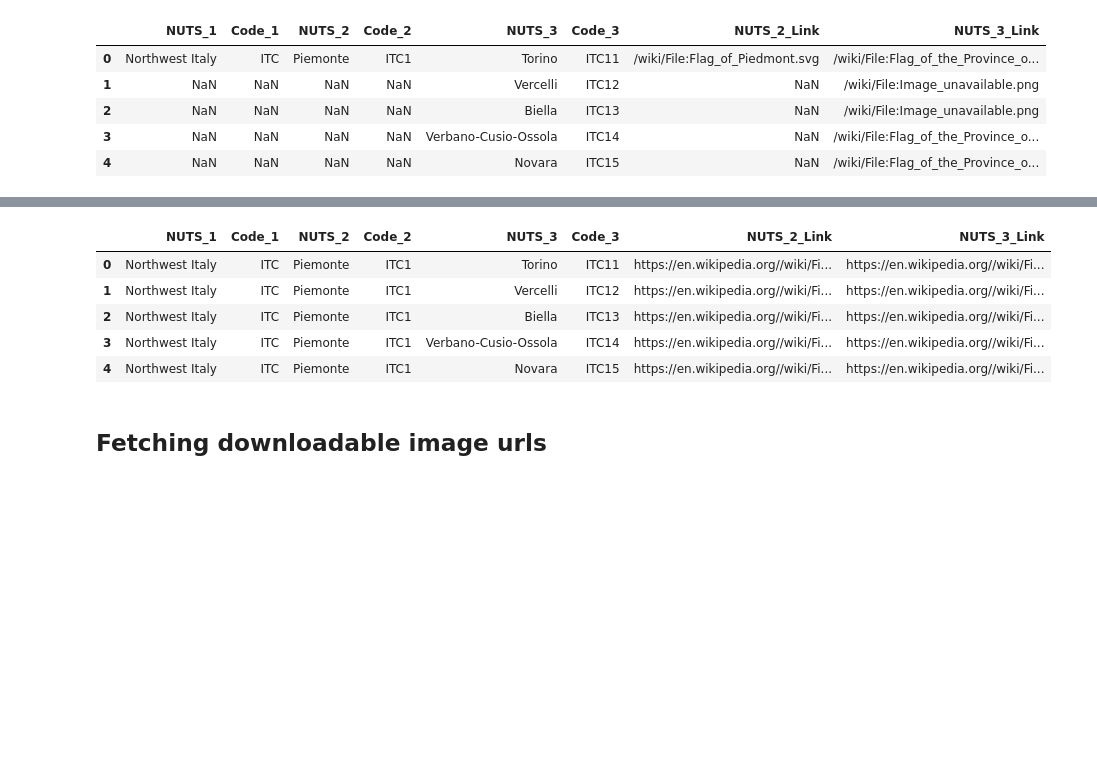
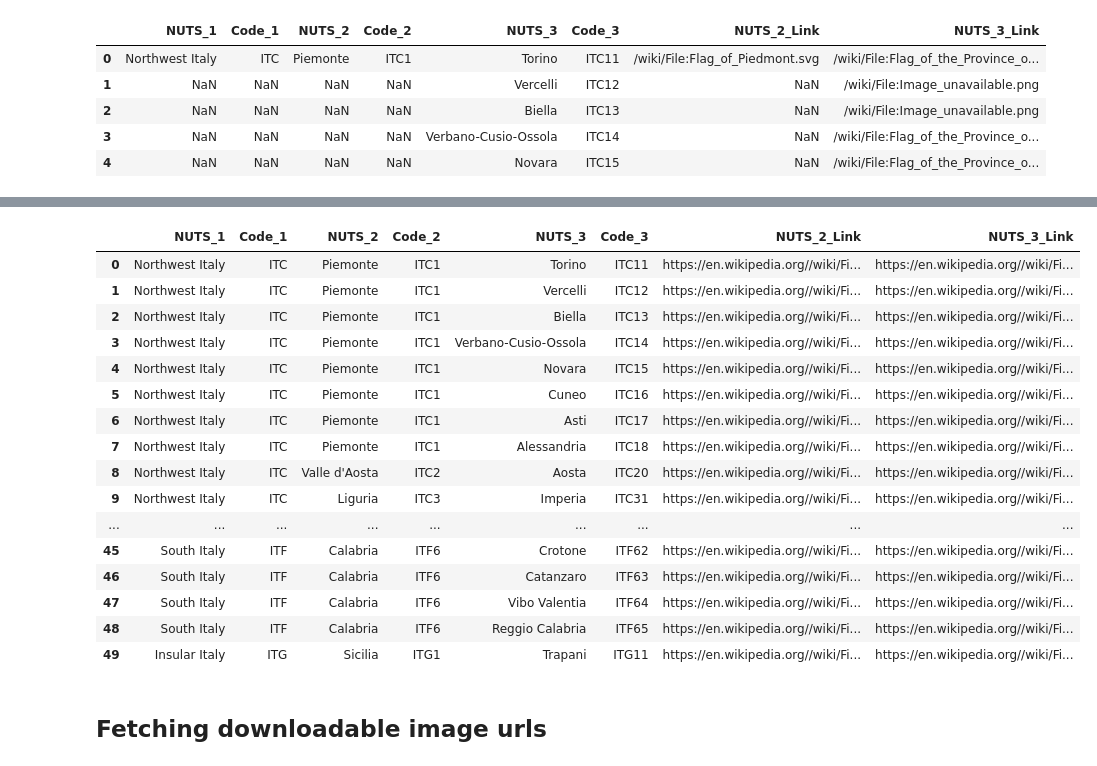
Before and after one commit to OmdenaAI/milan-italy-impact-covid-crimes, a Jupyter notebook: src/tasks/task-1-data-collection/NUTS_Italy_Wiki_Scrapping.ipynb, the cells around one changed output, grey strips where cells are left out. Saved outputs shown, nothing was run; the diff lists cells and outputs as text; code cells hidden in the pictures; blank space fills up the shorter version.

```diff
--- a/src/tasks/task-1-data-collection/NUTS_Italy_Wiki_Scrapping.ipynb
+++ b/src/tasks/task-1-data-collection/NUTS_Italy_Wiki_Scrapping.ipynb
@@ -21,7 +21,7 @@ r
 # %% [output]
 <Response [200]>
 # %%
-soup = sp(r.content, 'lxml')
+soup = sp(r.content, 'html')
 # %%
 table = soup.find('div', {'class' : 'mw-parser-output'}).find_all('table')[1]
 # %%
@@ -70,18 +87,29 @@ df.head(5)
 # %%
 df = df.ffill().copy()
 
 BASE_URL = 'https://en.wikipedia.org/'
 df.NUTS_2_Link = BASE_URL + df.NUTS_2_Link.map(str)
 df.NUTS_3_Link = BASE_URL + df.NUTS_3_Link.map(str)
 
-df.head()
+df.head(50)
 # %% [output]
 |  | NUTS_1 | Code_1 | NUTS_2 | Code_2 | NUTS_3 | Code_3 | NUTS_2_Link | NUTS_3_Link |
 | 0 | Northwest Italy | ITC | Piemonte | ITC1 | Torino | ITC11 | https://en.wikipedia.org//wiki/Fi... | https://en.wikipedia.org//wiki/Fi... |
 | 1 | Northwest Italy | ITC | Piemonte | ITC1 | Vercelli | ITC12 | https://en.wikipedia.org//wiki/Fi... | https://en.wikipedia.org//wiki/Fi... |
 | 2 | Northwest Italy | ITC | Piemonte | ITC1 | Biella | ITC13 | https://en.wikipedia.org//wiki/Fi... | https://en.wikipedia.org//wiki/Fi... |
 | 3 | Northwest Italy | ITC | Piemonte | ITC1 | Verbano-Cusio-Ossola | ITC14 | https://en.wikipedia.org//wiki/Fi... | https://en.wikipedia.org//wiki/Fi... |
 | 4 | Northwest Italy | ITC | Piemonte | ITC1 | Novara | ITC15 | https://en.wikipedia.org//wiki/Fi... | https://en.wikipedia.org//wiki/Fi... |
+| 5 | Northwest Italy | ITC | Piemonte | ITC1 | Cuneo | ITC16 | https://en.wikipedia.org//wiki/Fi... | https://en.wikipedia.org//wiki/Fi... |
+| 6 | Northwest Italy | ITC | Piemonte | ITC1 | Asti | ITC17 | https://en.wikipedia.org//wiki/Fi... | https://en.wikipedia.org//wiki/Fi... |
+| 7 | Northwest Italy | ITC | Piemonte | ITC1 | Alessandria | ITC18 | https://en.wikipedia.org//wiki/Fi... | https://en.wikipedia.org//wiki/Fi... |
+| 8 | Northwest Italy | ITC | Valle d'Aosta | ITC2 | Aosta | ITC20 | https://en.wikipedia.org//wiki/Fi... | https://en.wikipedia.org//wiki/Fi... |
+| 9 | Northwest Italy | ITC | Liguria | ITC3 | Imperia | ITC31 | https://en.wikipedia.org//wiki/Fi... | https://en.wikipedia.org//wiki/Fi... |
+| ... | ... | ... | ... | ... | ... | ... | ... | ... |
+| 45 | South Italy | ITF | Calabria | ITF6 | Crotone | ITF62 | https://en.wikipedia.org//wiki/Fi... | https://en.wikipedia.org//wiki/Fi... |
+| 46 | South Italy | ITF | Calabria | ITF6 | Catanzaro | ITF63 | https://en.wikipedia.org//wiki/Fi... | https://en.wikipedia.org//wiki/Fi... |
+| 47 | South Italy | ITF | Calabria | ITF6 | Vibo Valentia | ITF64 | https://en.wikipedia.org//wiki/Fi... | https://en.wikipedia.org//wiki/Fi... |
+| 48 | South Italy | ITF | Calabria | ITF6 | Reggio Calabria | ITF65 | https://en.wikipedia.org//wiki/Fi... | https://en.wikipedia.org//wiki/Fi... |
+| 49 | Insular Italy | ITG | Sicilia | ITG1 | Trapani | ITG11 | https://en.wikipedia.org//wiki/Fi... | https://en.wikipedia.org//wiki/Fi... |
 # %% [markdown]
 ## Fetching downloadable image urls
 # %%
```
Also changed, not shown: parts of 5 cells of this notebook, 12 other files.
